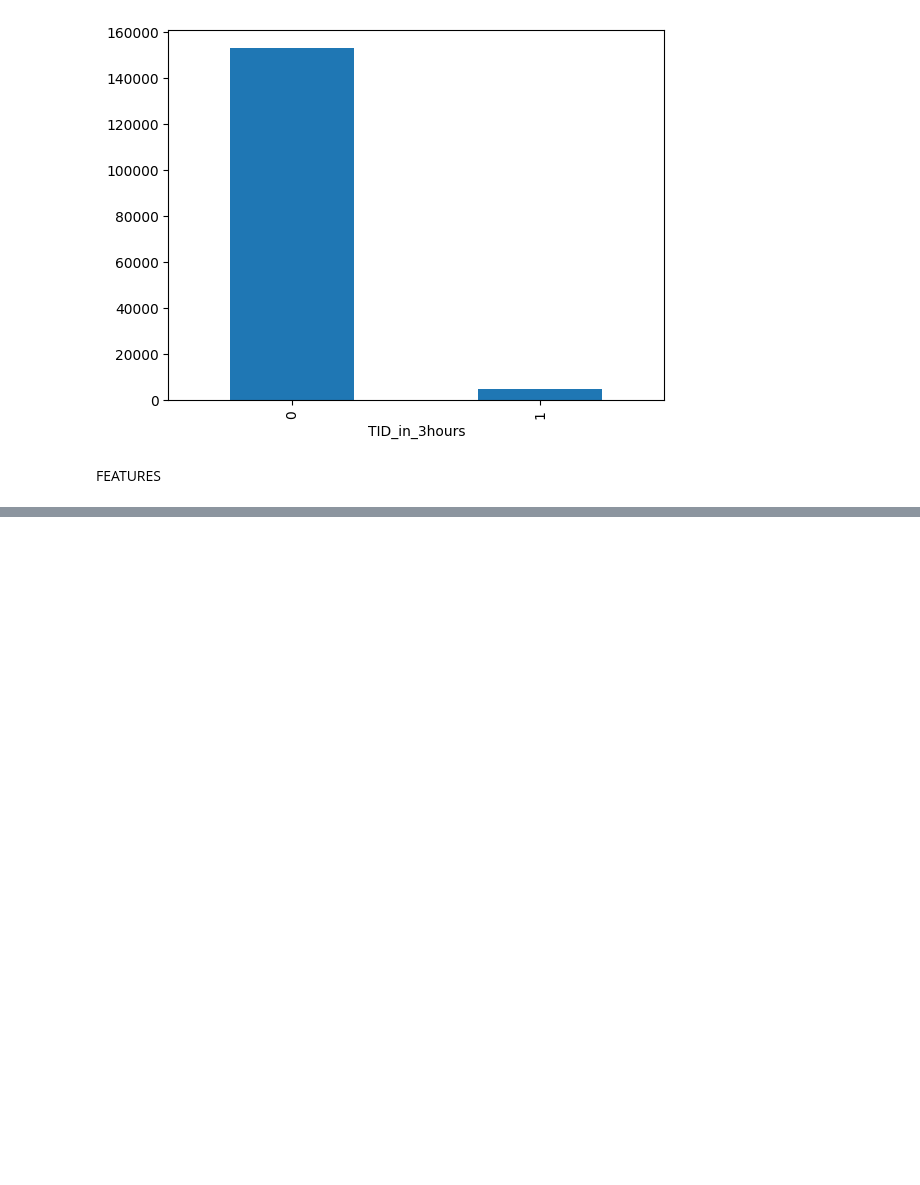
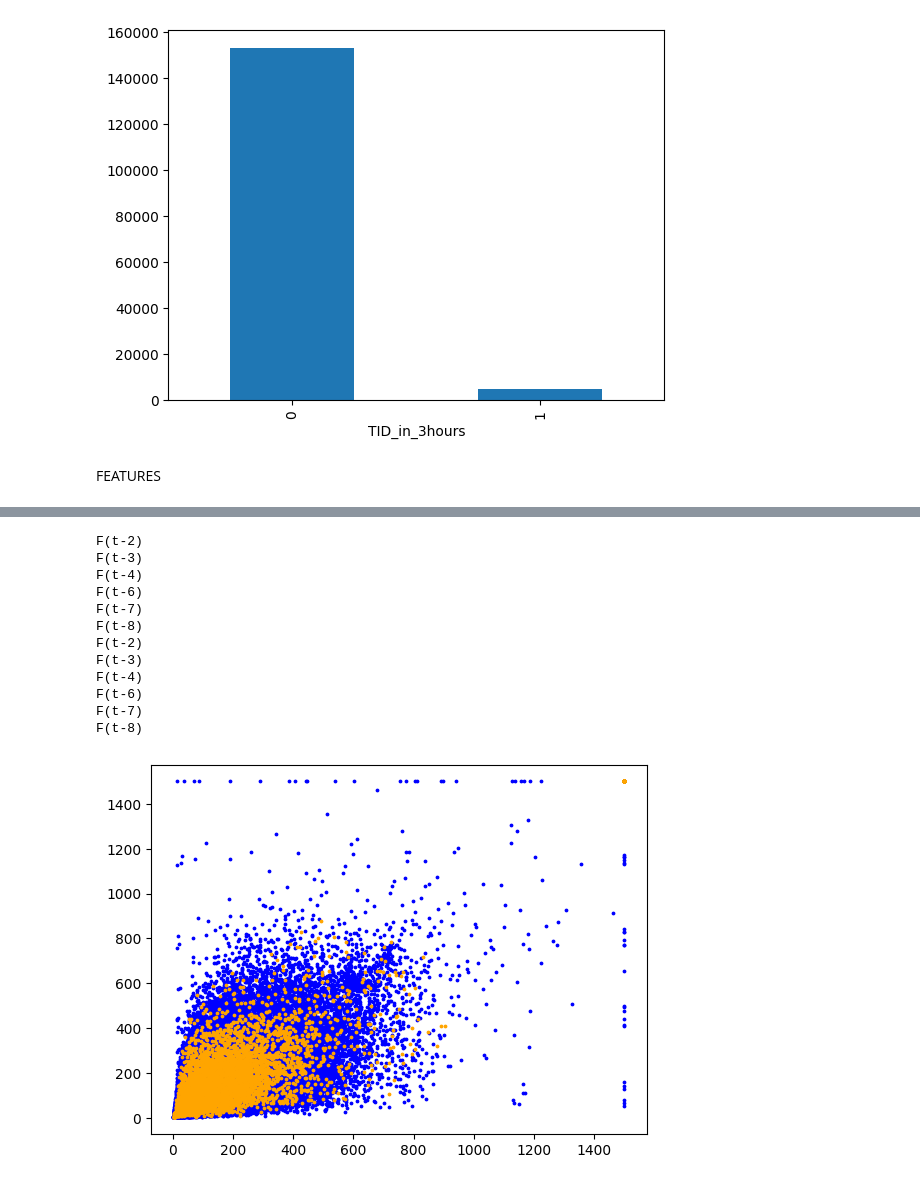
Before and after one commit to danielefak/BNL-Dirichlet, a Jupyter notebook: TID_analysis_and_dataset_creation.ipynb, the cells around one changed output, grey strips where cells are left out. Cells and saved outputs as stored; diff of their text form; code cells hidden in the pictures; blank space fills up the shorter version.

```diff
--- a/TID_analysis_and_dataset_creation.ipynb
+++ b/TID_analysis_and_dataset_creation.ipynb
@@ -244,0 +261,51 @@ plt.hist(df_ML['F(t-2)'][df_ML['labels'] == 0], edgecolor='black',color='brown',
+# %%
+'''
+x1_0 = df_ML['F(t-1)'][df_ML['labels'] == 0].to_numpy()
+x1_1 = df_ML['F(t-1)'][df_ML['labels'] == 1].to_numpy()
+
+x2_0 = df_ML['F(t-2)'][df_ML['labels'] == 0].to_numpy()
+x2_1 = df_ML['F(t-2)'][df_ML['labels'] == 1].to_numpy()
+
+x2_0 = df_ML['F(t-2)'][df_ML['labels'] == 0].to_numpy()
+x2_1 = df_ML['F(t-2)'][df_ML['labels'] == 1].to_numpy()
+'''
+
+
+x1_0 = df_ML['F(t-1)'][df_ML['labels'] == 0].to_numpy()
+for i in range(3):
+  print('F(t-'+str(i+2)+')')
+  x1_0 = x1_0 + df_ML['F(t-'+str(i+2)+')'][df_ML['labels'] == 0].to_numpy()
+
+x2_0 = df_ML['F(t-5)'][df_ML['labels'] == 0].to_numpy()
+for i in range(3):
+  print('F(t-'+str(i+6)+')')
+  x2_0 = x2_0 + df_ML['F(t-'+str(i+6)+')'][df_ML['labels'] == 0].to_numpy()
+
+x1_1 = df_ML['F(t-1)'][df_ML['labels'] == 1].to_numpy()
+for i in range(3):
+  print('F(t-'+str(i+2)+')')
+  x1_1 = x1_1 + df_ML['F(t-'+str(i+2)+')'][df_ML['labels'] == 1].to_numpy()
+
+x2_1 = df_ML['F(t-5)'][df_ML['labels'] == 1].to_numpy()
+for i in range(3):
+  print('F(t-'+str(i+6)+')')
+  x2_1 = x2_1 + df_ML['F(t-'+str(i+6)+')'][df_ML['labels'] == 1].to_numpy()
+
+
+plt.scatter(x1_0/4, x2_0/4, s= 3, color = 'blue')
+plt.scatter(x1_1/4, x2_1/4, s=3, color = 'orange')
+plt.show()
+# %% [output]
+F(t-2)
+F(t-3)
+F(t-4)
+F(t-6)
+F(t-7)
+F(t-8)
+F(t-2)
+F(t-3)
+F(t-4)
+F(t-6)
+F(t-7)
+F(t-8)
+[figure, added]
```
Also changed, not shown: parts of 7 cells of this notebook.
